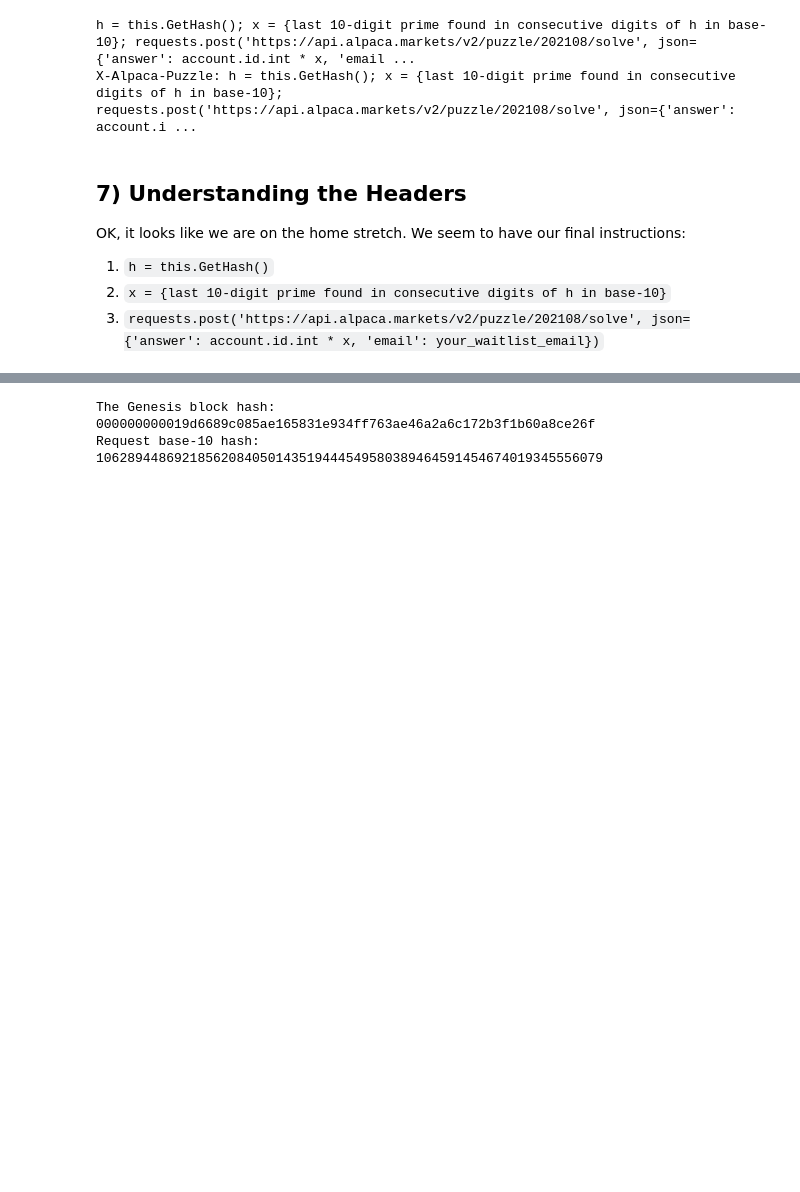
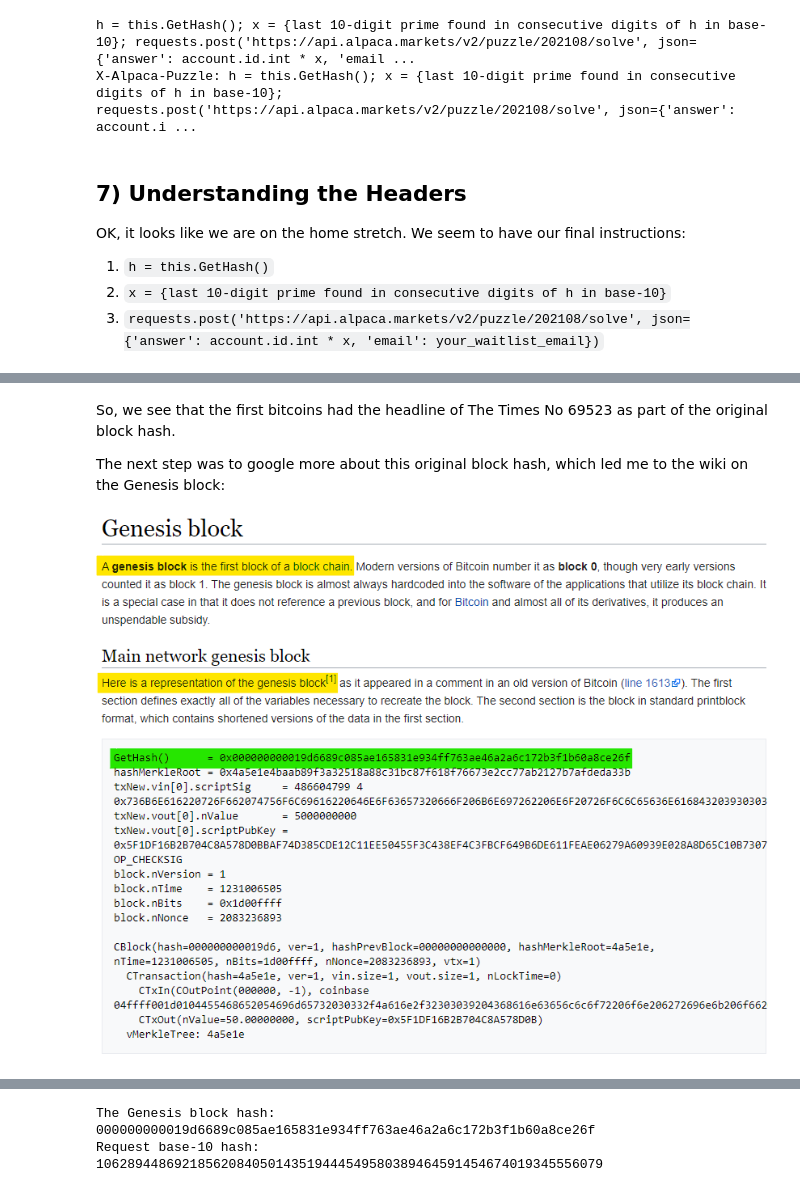
Before and after one commit to roderpad/AlpacaPuzzle, a Jupyter notebook: AlpacaCryptoPuzzle.ipynb, the cells around one changed output, grey strips where cells are left out. Cells and saved outputs as stored; diff of their text form; code cells hidden in the pictures; blank space fills up the shorter version.

```diff
--- a/AlpacaCryptoPuzzle.ipynb
+++ b/AlpacaCryptoPuzzle.ipynb
@@ -127,0 +132,8 @@ Now let's take that and set it equal to h (where h = genesis_hash below):
+# %% [markdown]
+So, we see that the first bitcoins had the headline of The Times No 69523 as part of the original block hash.
+
+The next step was to google more about this original block hash, which led me to the wiki on the Genesis block:
+# %%
+display(Image(filename='screenshots/GenesisGetHash.png', embed=True))
+# %% [output]
+[figure, added]
```
Also changed, not shown: parts of 16 cells of this notebook, 2 other files.
